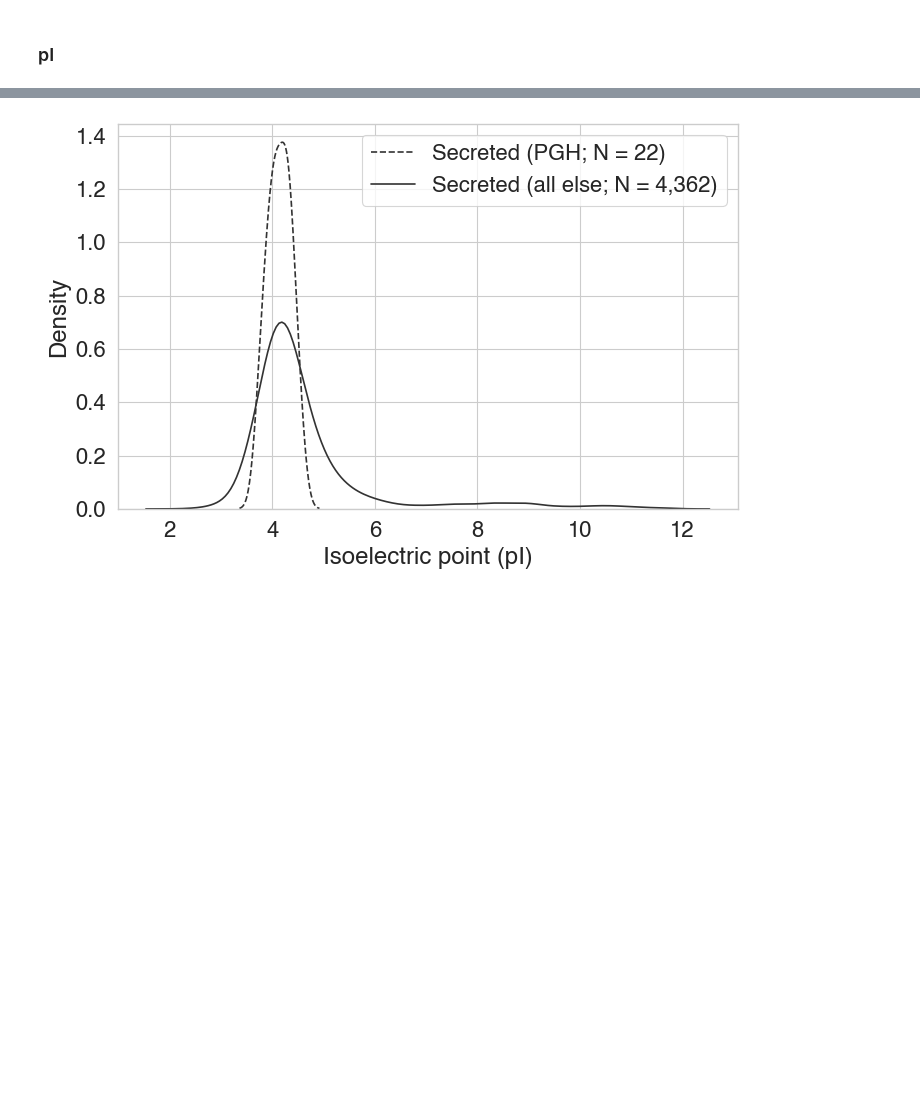
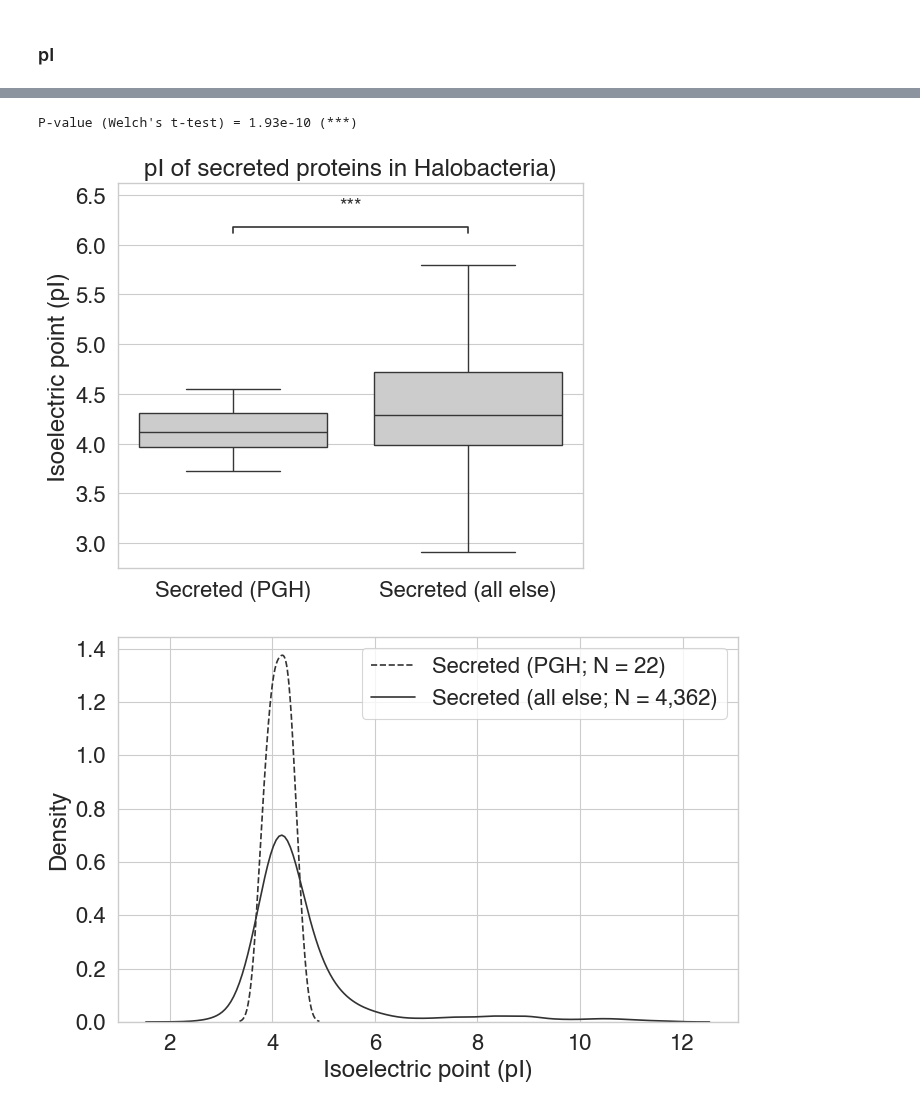
Before and after one commit to srom/archaea-vs-bacteria, a Jupyter notebook: notebook/halobacteria_bias.ipynb, the cells around one changed output, grey strips where cells are left out. Drawn from its saved outputs; the diff is of its cells as text; code cells hidden in the pictures; blank space fills up the shorter version.

```diff
--- a/notebook/halobacteria_bias.ipynb
+++ b/notebook/halobacteria_bias.ipynb
@@ -172,3 +176,31 @@ P-value (Welch's t-test) = 1.93e-10 (***)
+# %%
+genomes_with_pgh = bias_df[
+    (bias_df['secreted'] == 'Signal peptide') &
+    (bias_df['has_pgh'] == 'PGH')
+]['assembly_accession'].unique()
+
+group1_data = bias_df[
+    (bias_df['secreted'] == 'Signal peptide') &
+    (bias_df['has_pgh'] == 'PGH')
+]['pI'].values
+group2_data = bias_df[
+    (bias_df['secreted'] == 'Signal peptide') &
+    (bias_df['has_pgh'] == 'no PGH') &
+    (bias_df['assembly_accession'].isin(genomes_with_pgh))
+]['pI'].values
+
+ax, p = boxplot(group1_data, group2_data, showfliers=False, y_max=6.0)
+
+ax.set_title(f'pI of secreted proteins in Halobacteria)')
+ax.set_xlabel('')
+ax.set_ylabel('Isoelectric point (pI)')
+ax.set_xticks([0, 1]);
+ax.set_xticklabels([f'Secreted (PGH)', f'Secreted (all else)'])
+
+plt.gcf().savefig(figures_folder / 'halobacteria_bias' / 'Halobacteria_pI_PGH_boxplot.pdf', dpi=300, bbox_inches='tight');
+# %% [output]
+P-value (Welch's t-test) = 1.93e-10 (***)
+[figure, added]
 # %%
 f, ax = plt.subplots(1, 1, figsize=(8, 5))
 sns.kdeplot(group1_data, color='#333333', label=f'Secreted (PGH; N = {len(group1_data):,})', linestyle='dashed', ax=ax)
```
Also changed, not shown: parts of 6 cells of this notebook, 6 other files.
